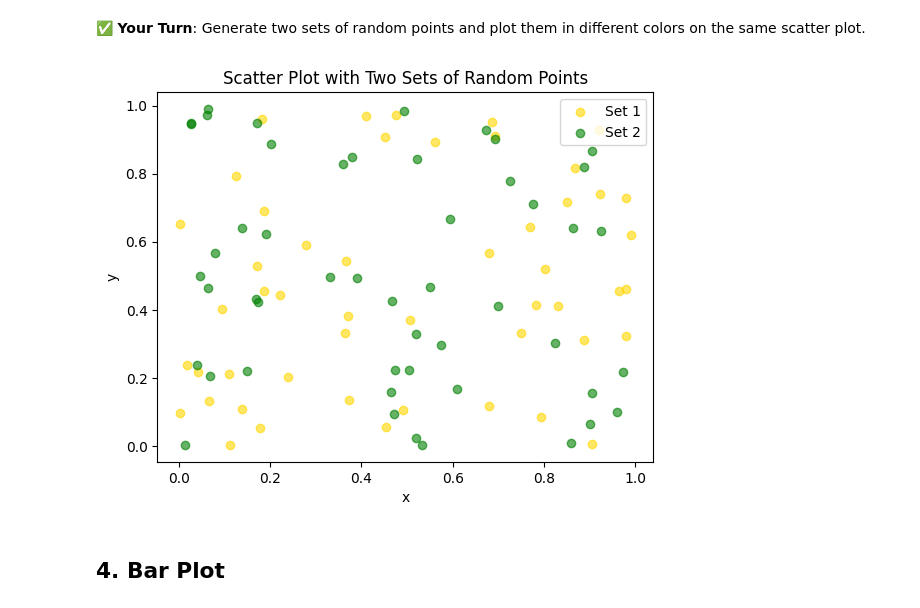
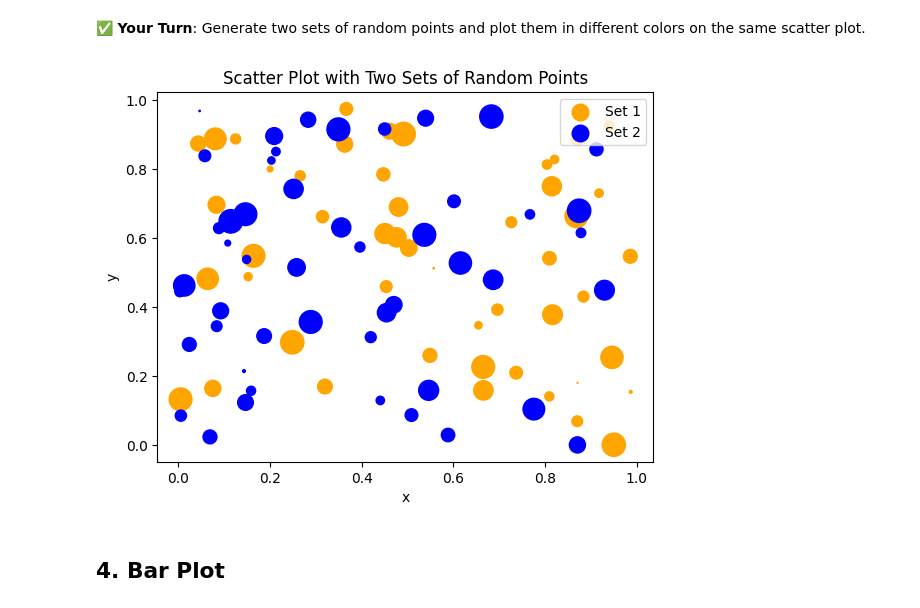
Before and after one commit to thaiyenphung/thaiyenphung-DataScience-2025, a Jupyter notebook: Completed/05-Foundations/05-plotting_basics.ipynb, the cells around one changed output. Cells and saved outputs as stored; diff of their text form; code cells hidden in the pictures.

```diff
--- a/Completed/05-Foundations/05-plotting_basics.ipynb
+++ b/Completed/05-Foundations/05-plotting_basics.ipynb
@@ -71,27 +71,29 @@ plt.show()
 # %%
 # Create the first set of random points
 x1 = np.random.rand(50)
 y1 = np.random.rand(50)
 
 # Create the second set of random points
 x2 = np.random.rand(50)
 y2 = np.random.rand(50)
 
+sizes = 300 * np.random.rand(50)
+
 # Plot 2 sets with different colors
-plt.scatter(x1, y1, color = "gold", alpha = 0.6, label = "Set 1")
-plt.scatter(x2, y2, color = "green", alpha = 0.6, label = "Set 2")
+plt.scatter(x1, y1, sizes, color = "orange", label = "Set 1")
+plt.scatter(x2, y2, sizes, color = "blue", label = "Set 2")
 
 # Title and axis labels
 plt.title("Scatter Plot with Two Sets of Random Points")
 plt.xlabel("x")
 plt.ylabel("y")
 
 # Show labels for Set 1 and Set 2
 plt.legend()
 
 plt.show()
 # %% [output]
-[figure, old version]
+[figure, new version]
 # %% [markdown]
 ## 4. Bar Plot
 # %%
```
Also changed, not shown: parts of 2 cells of this notebook.
